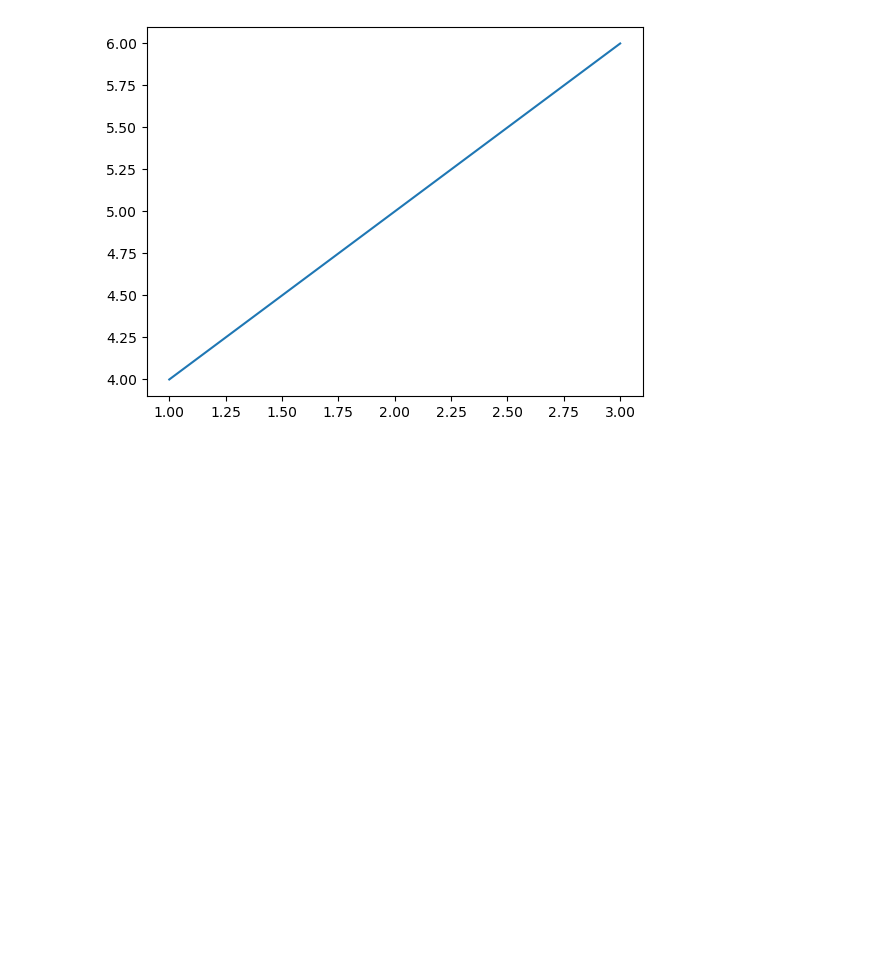
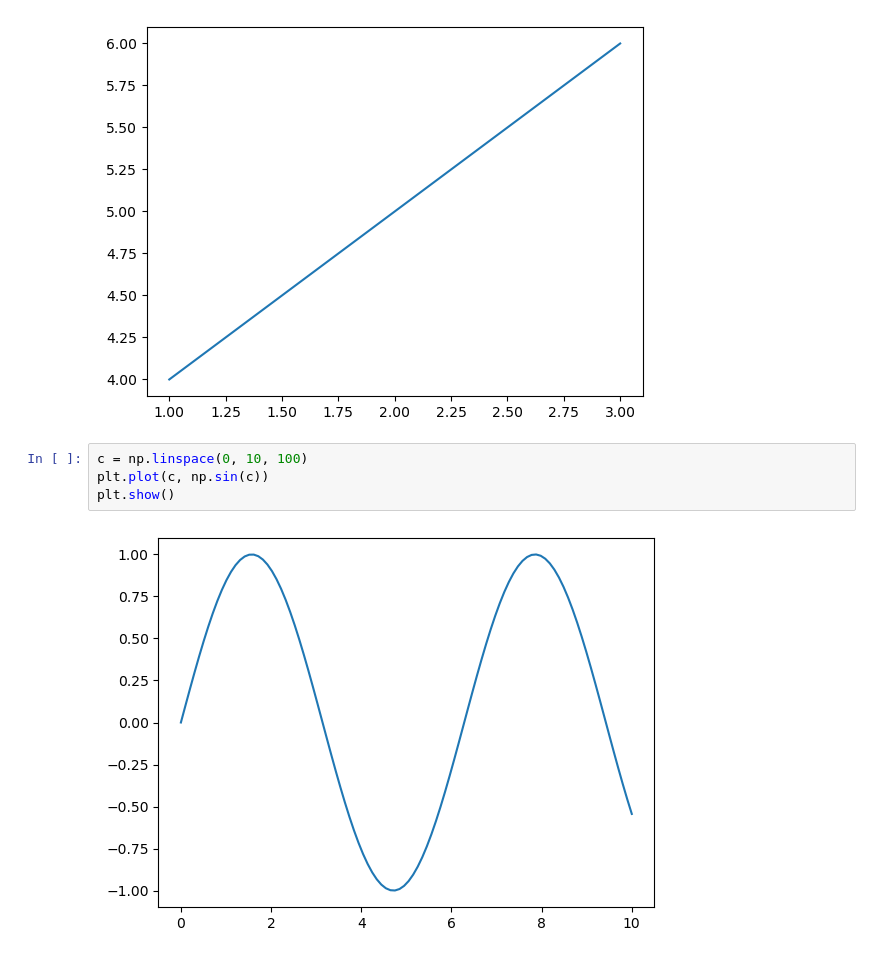
Before and after one commit to YongjongLee/engo645_test_repo, a Jupyter notebook: new_test_code.ipynb, the cells around one changed output. Saved outputs shown, nothing was run; the diff lists cells and outputs as text; blank space fills up the shorter version.

```diff
--- a/new_test_code.ipynb
+++ b/new_test_code.ipynb
@@ -51,3 +51,9 @@ plt.plot([1, 2, 3], [4, 5, 6])
 plt.show()
 # %% [output]
 [figure]
+# %%
+c = np.linspace(0, 10, 100)
+plt.plot(c, np.sin(c))
+plt.show()
+# %% [output]
+[figure, added]
```
